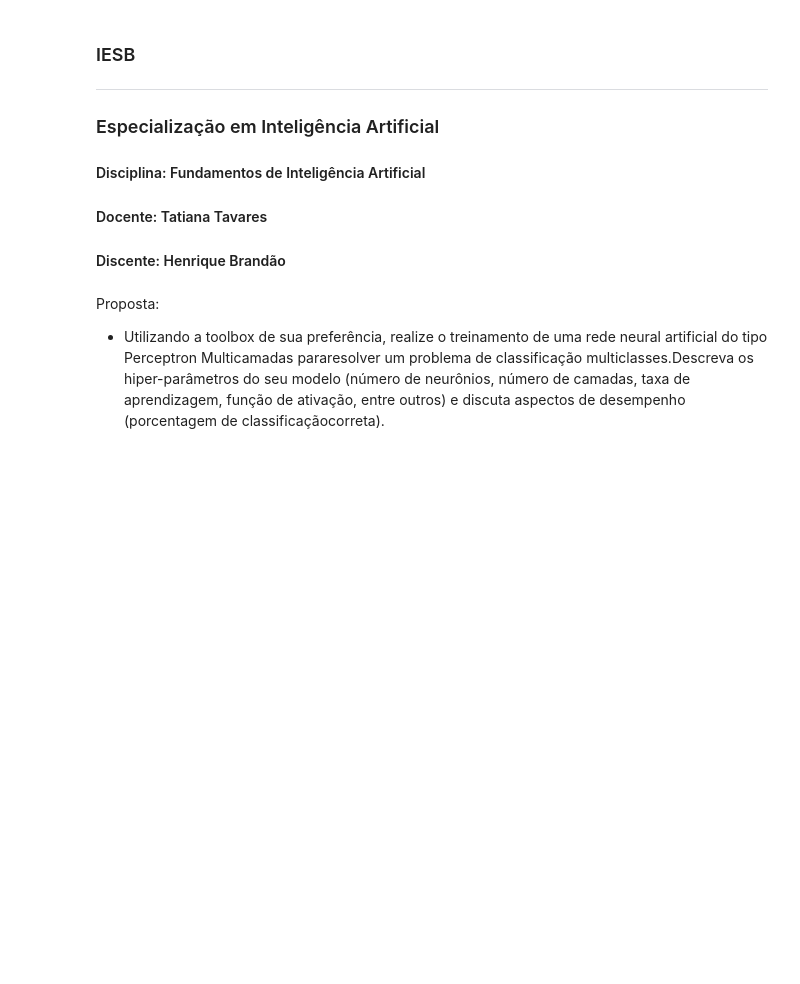
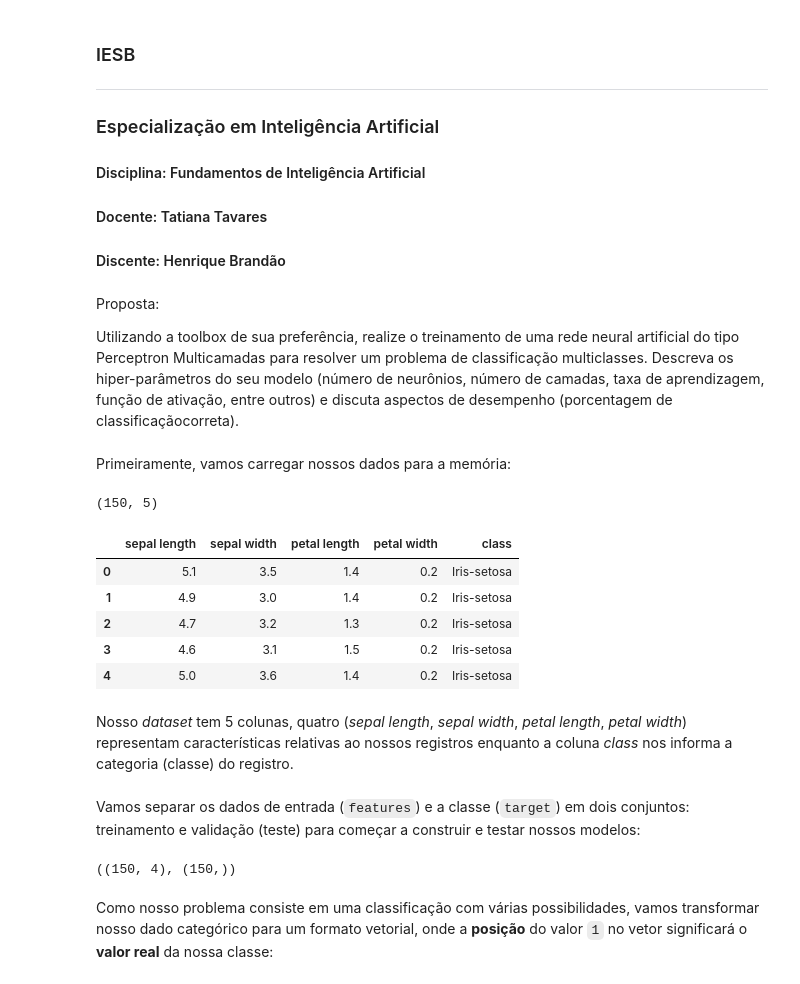
Before and after one commit to htbrandao/pos-grad-iesb-ia, a Jupyter notebook: ai-fundamentals/trabalho.ipynb, the cells around one changed output. Cells and saved outputs as stored; diff of their text form; code cells hidden in the pictures; blank space fills up the shorter version.

```diff
--- a/ai-fundamentals/trabalho.ipynb
+++ b/ai-fundamentals/trabalho.ipynb
@@ -8,4 +8,4 @@ ___
 # %% [markdown]
 Proposta:
 
-- Utilizando a toolbox de sua preferência, realize o treinamento de uma  rede  neural  artificial  do  tipo  Perceptron  Multicamadas  pararesolver  um  problema  de classificação multiclasses.Descreva os hiper-parâmetros do seu modelo (número de neurônios,  número de camadas, taxa de aprendizagem, função de ativação, entre outros) e discuta aspectos de desempenho (porcentagem de classificaçãocorreta).
+Utilizando a toolbox de sua preferência, realize o treinamento de uma  rede  neural  artificial  do  tipo  Perceptron  Multicamadas  para resolver  um  problema  de classificação multiclasses. Descreva os hiper-parâmetros do seu modelo (número de neurônios,  número de camadas, taxa de aprendizagem, função de ativação, entre outros) e discuta aspectos de desempenho (porcentagem de classificaçãocorreta).
@@ -13,0 +26,29 @@ import keras
+# %% [markdown]
+Primeiramente, vamos carregar nossos dados para a memória:
+# %%
+# Dados podem ser obtidos em: https://archive.ics.uci.edu/ml/datasets/iris
+df = pd.read_csv(filepath_or_buffer='iris.csv')
+df.shape
+# %% [output]
+(150, 5)
+# %%
+df.head()
+# %% [output]
+|  | sepal length | sepal width | petal length | petal width | class |
+| 0 | 5.1 | 3.5 | 1.4 | 0.2 | Iris-setosa |
+| 1 | 4.9 | 3.0 | 1.4 | 0.2 | Iris-setosa |
+| 2 | 4.7 | 3.2 | 1.3 | 0.2 | Iris-setosa |
+| 3 | 4.6 | 3.1 | 1.5 | 0.2 | Iris-setosa |
+| 4 | 5.0 | 3.6 | 1.4 | 0.2 | Iris-setosa |
+# %% [markdown]
+Nosso *dataset* tem 5 colunas, quatro (*sepal length*, *sepal width*, *petal length*, *petal width*) representam características relativas ao nossos registros enquanto a coluna *class* nos informa a categoria (classe) do registro.
+# %% [markdown]
+Vamos separar os dados de entrada (`features`) e a classe (`target`) em dois conjuntos: treinamento e validação (teste) para começar a construir e testar nossos modelos:
+# %%
+x = df.drop(labels=['class'], axis=1)
+y = df['class']
+x.shape, y.shape
+# %% [output]
+((150, 4), (150,))
+# %% [markdown]
+Como nosso problema consiste em uma classificação com várias possibilidades, vamos transformar nosso dado categórico para um formato vetorial, onde a **posição** do valor `1` no vetor significará o **valor real** da nossa classe:
```
Also changed, not shown: parts of 25 cells of this notebook, 1 other file.
